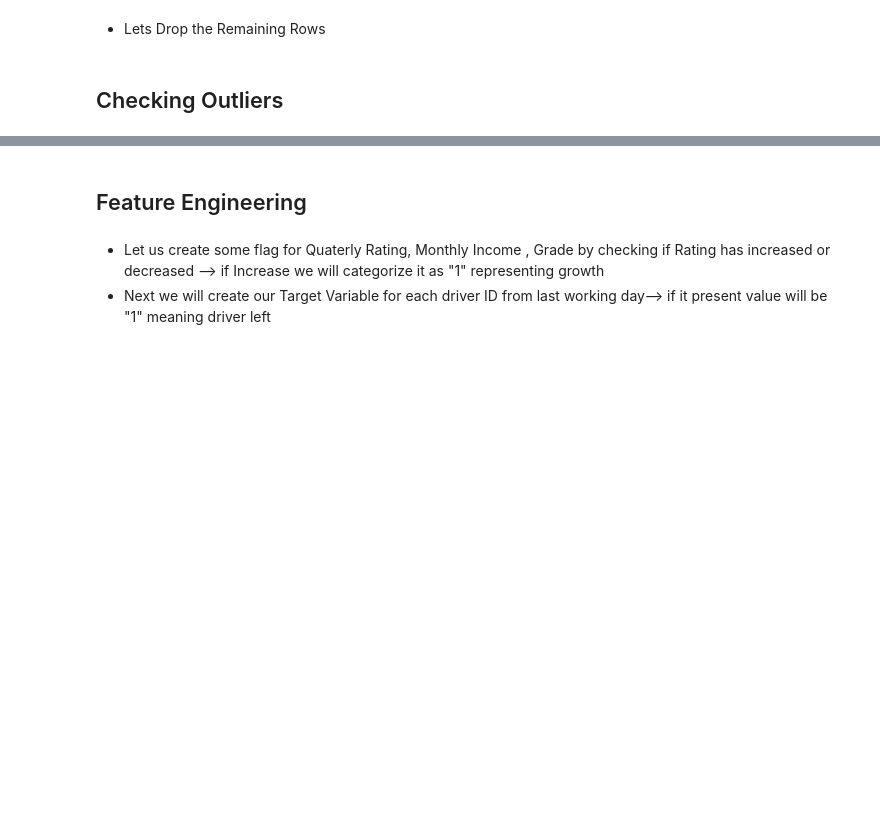
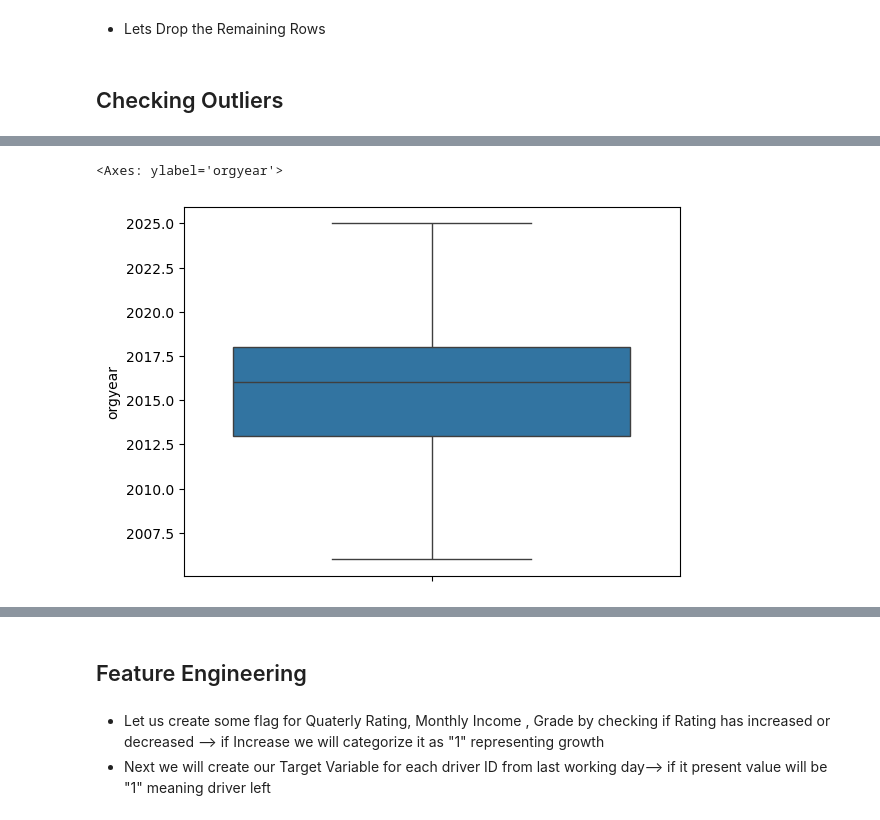
Before and after one commit to SharatGupta/DSML-Projects, a Jupyter notebook: Scaler - Clustering.ipynb, the cells around one changed output, grey strips where cells are left out. Saved outputs shown, nothing was run; the diff lists cells and outputs as text; code cells hidden in the pictures; blank space fills up the shorter version.

```diff
--- a/Scaler - Clustering.ipynb
+++ b/Scaler - Clustering.ipynb
@@ -348,0 +353,5 @@ data.orgyear.value_counts().sort_index(ascending=True)
+# %%
+sns.boxplot(y = data["orgyear"])
+# %% [output]
+<Axes: ylabel='orgyear'>
+[figure, added]
```
Also changed, not shown: parts of 13 cells of this notebook.
